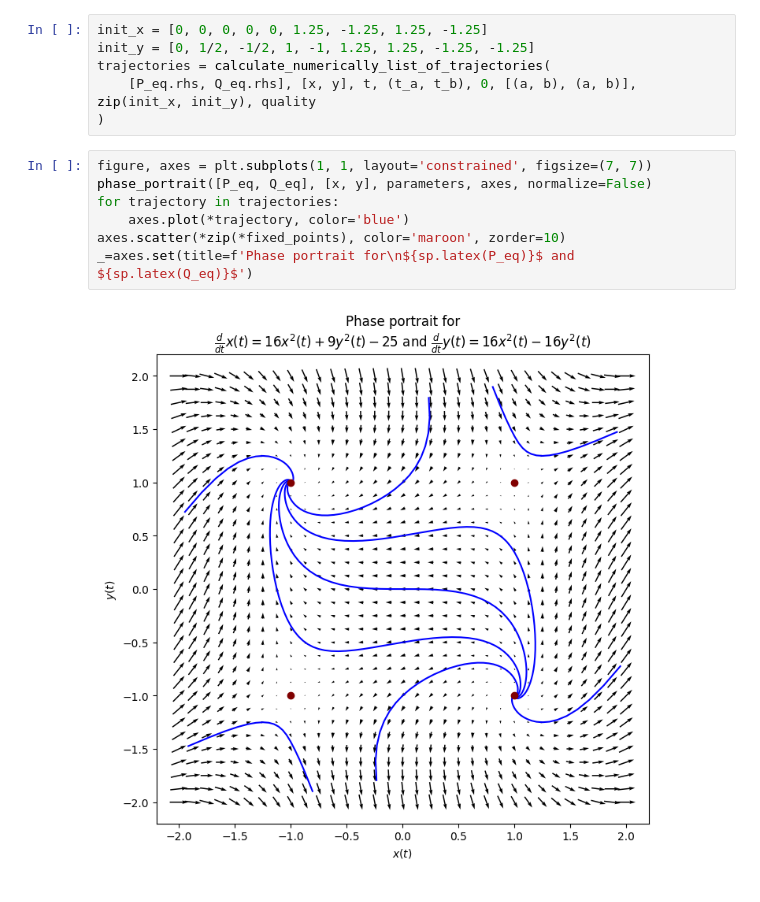
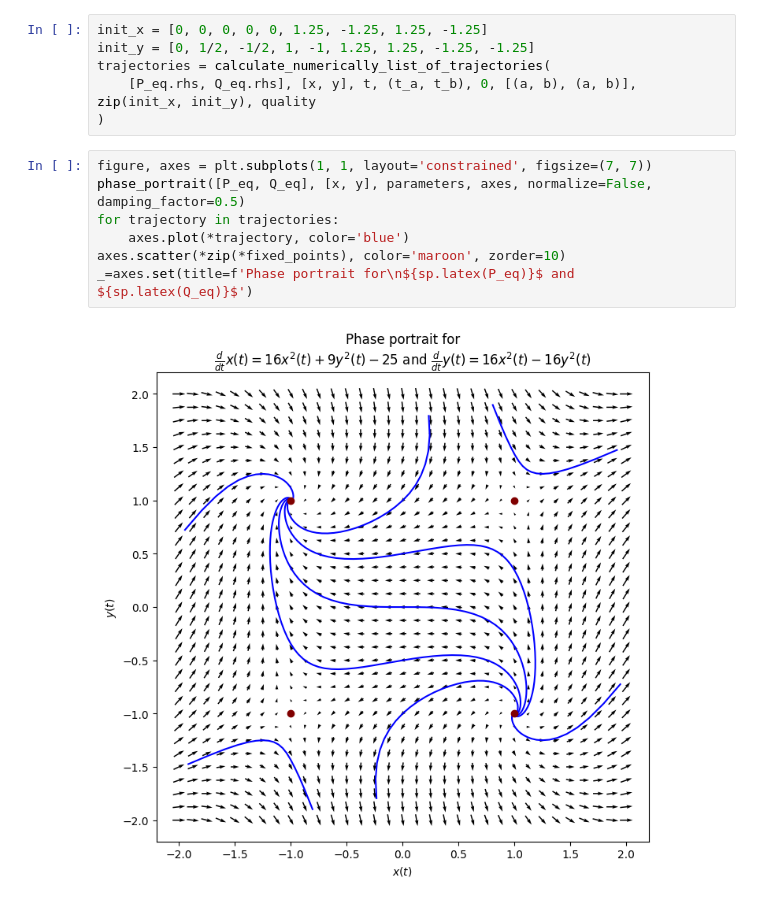
Before and after one commit to Yolonek/NonlinearDynamics, a Jupyter notebook: PhasePlanePortraitAnalysis.ipynb, the cells around one changed output. Saved outputs shown, nothing was run; the diff lists cells and outputs as text.

```diff
--- a/PhasePlanePortraitAnalysis.ipynb
+++ b/PhasePlanePortraitAnalysis.ipynb
@@ -90,10 +89,10 @@ trajectories = calculate_numerically_list_of_trajectories(
 )
 # %%
 figure, axes = plt.subplots(1, 1, layout='constrained', figsize=(7, 7))
-phase_portrait([P_eq, Q_eq], [x, y], parameters, axes, normalize=False)
+phase_portrait([P_eq, Q_eq], [x, y], parameters, axes, normalize=False, damping_factor=0.5)
 for trajectory in trajectories:
     axes.plot(*trajectory, color='blue')
 axes.scatter(*zip(*fixed_points), color='maroon', zorder=10)
 _=axes.set(title=f'Phase portrait for\n${sp.latex(P_eq)}$ and ${sp.latex(Q_eq)}$')
 # %% [output]
-[figure, old version]
+[figure, new version]
```
Also changed, not shown: parts of 4 cells of this notebook, 3 other files.
